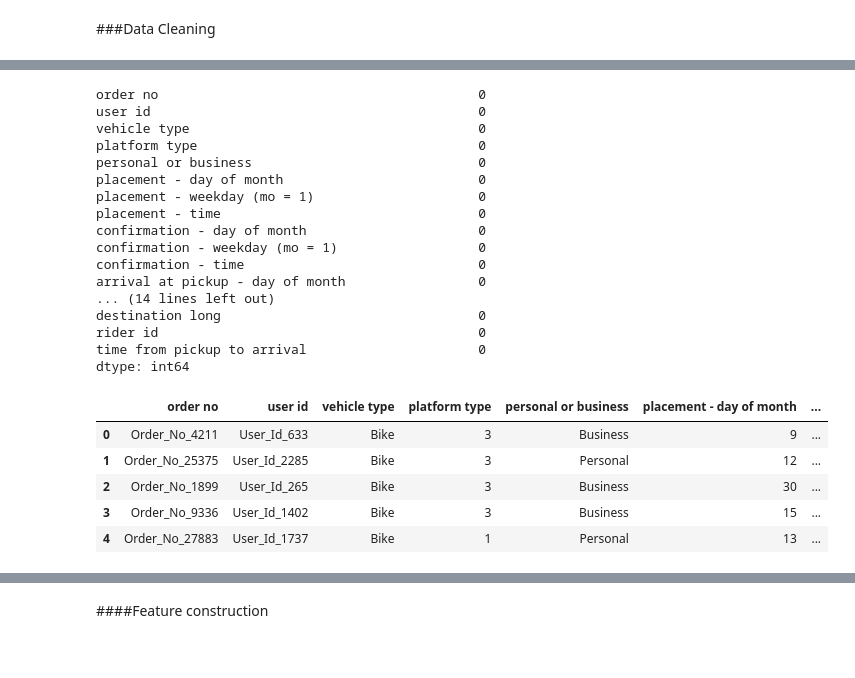
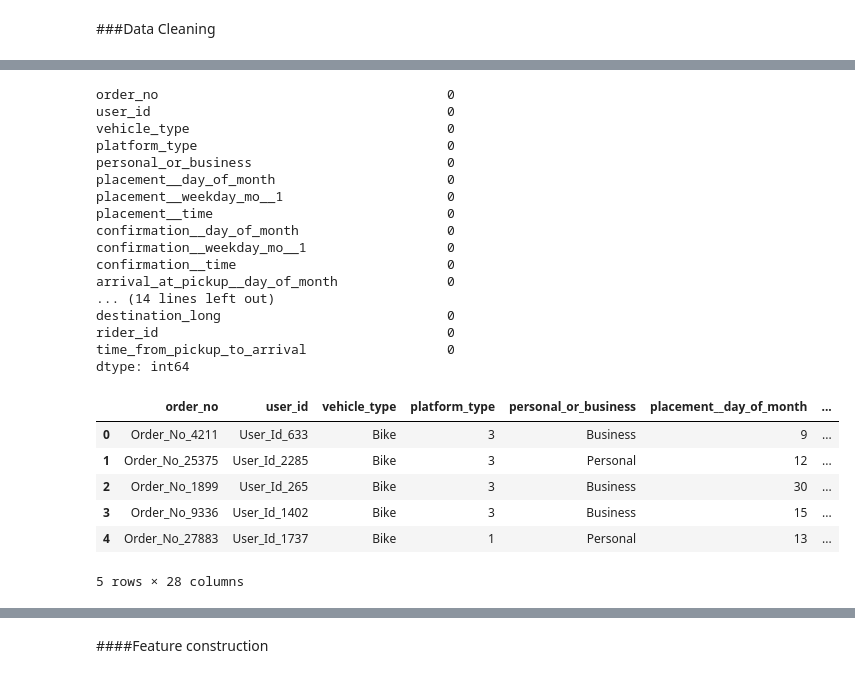
Before and after one commit to Lilwm/Feature-Engineering-with-Python, a Jupyter notebook: Feature_Engineering_with_Python_ipynb_Lillian_Miiri.ipynb, the cells around one changed output, grey strips where cells are left out. Cells and saved outputs as stored; diff of their text form; code cells hidden in the pictures.

```diff
--- a/Feature_Engineering_with_Python_ipynb_Lillian_Miiri.ipynb
+++ b/Feature_Engineering_with_Python_ipynb_Lillian_Miiri.ipynb
@@ -53,9 +43,9 @@ from sklearn.decomposition import PCA
 
 df = pd.read_csv("https://bit.ly/3deaKEM")
 
-pd.set_option('display.max_columns', None)
-pd.set_option('display.max_colwidth', None)
-%matplotlib inline
+# pd.set_option('display.max_columns', None)
+# pd.set_option('display.max_colwidth', None)
+# %matplotlib inline
 
 #preview the first and last record
 df
@@ -139,6 +150,7 @@ df.describe()
 ###Data Cleaning
 # %%
 # standardize column names to lower case and strip leading and trailing whitespaces
-df.columns = df.columns.str.lower().str.strip()
+#standardise columns names
+df.columns = df.columns.str.lower().str.replace(' ', '_').str.replace('(', '').str.replace(')', '').str.replace('-', '').str.replace('=', '').str.strip()
 df.columns
 # %% [output]
@@ -160,38 +171,37 @@ Index(['order no', 'user id', 'vehicle type', 'platform type',
 # checking for missing data
 df.isna().sum()
 # %% [output]
-order no                                         0
-user id                                          0
-vehicle type                                     0
-platform type                                    0
-personal or business                             0
-placement - day of month                         0
-placement - weekday (mo = 1)                     0
-placement - time                                 0
-confirmation - day of month                      0
-confirmation - weekday (mo = 1)                  0
-confirmation - time                              0
-arrival at pickup - day of month                 0
+order_no                                     0
+user_id                                      0
+vehicle_type                                 0
+platform_type                                0
+personal_or_business                         0
+placement__day_of_month                      0
+placement__weekday_mo__1                     0
+placement__time                              0
+confirmation__day_of_month                   0
+confirmation__weekday_mo__1                  0
+confirmation__time                           0
+arrival_at_pickup__day_of_month              0
 ... (14 lines left out)
-destination long                                 0
-rider id                                         0
-time from pickup to arrival                      0
+destination_long                             0
+rider_id                                     0
+time_from_pickup_to_arrival                  0
 dtype: int64
 # %%
-# Handing NaN values
-'''
-We notice that (Temperature 4366) and (Precipitation in millimeters  20649) are the only values with Missing data
-To handle it, we Will drop 'Precipitation in millimeters' since most records are missing and does not significalty affect estimated delivery time
-We will replace 'Temperature' with its mean
-'''
-df.drop(["precipitation in millimeters"], axis=1, inplace=True)
-df.fillna(df.mean(), inplace=True)
+# Handle missing values
+#Drop 'Precipitation in millimeters' since most records are missing and does not significalty affect estimated delivery time
+# We will replace 'Temperature' with its mean
+
+df.drop(["precipitation_in_millimeters"], axis=1, inplace=True)
+df.loc[df['temperature'].isnull(), 'temperature'] = df['temperature'].mean()
 
 df.head()
 # %% [output]
-|  | order no | user id | vehicle type | platform type | personal or business | placement - day of month | ... |
+|  | order_no | user_id | vehicle_type | platform_type | personal_or_business | placement__day_of_month | ... |
 | 0 | Order_No_4211 | User_Id_633 | Bike | 3 | Business | 9 | ... |
 | 1 | Order_No_25375 | User_Id_2285 | Bike | 3 | Personal | 12 | ... |
 | 2 | Order_No_1899 | User_Id_265 | Bike | 3 | Business | 30 | ... |
 | 3 | Order_No_9336 | User_Id_1402 | Bike | 3 | Business | 15 | ... |
 | 4 | Order_No_27883 | User_Id_1737 | Bike | 1 | Personal | 13 | ... |
+5 rows × 28 columns
```
Also changed, not shown: parts of 58 cells of this notebook.
